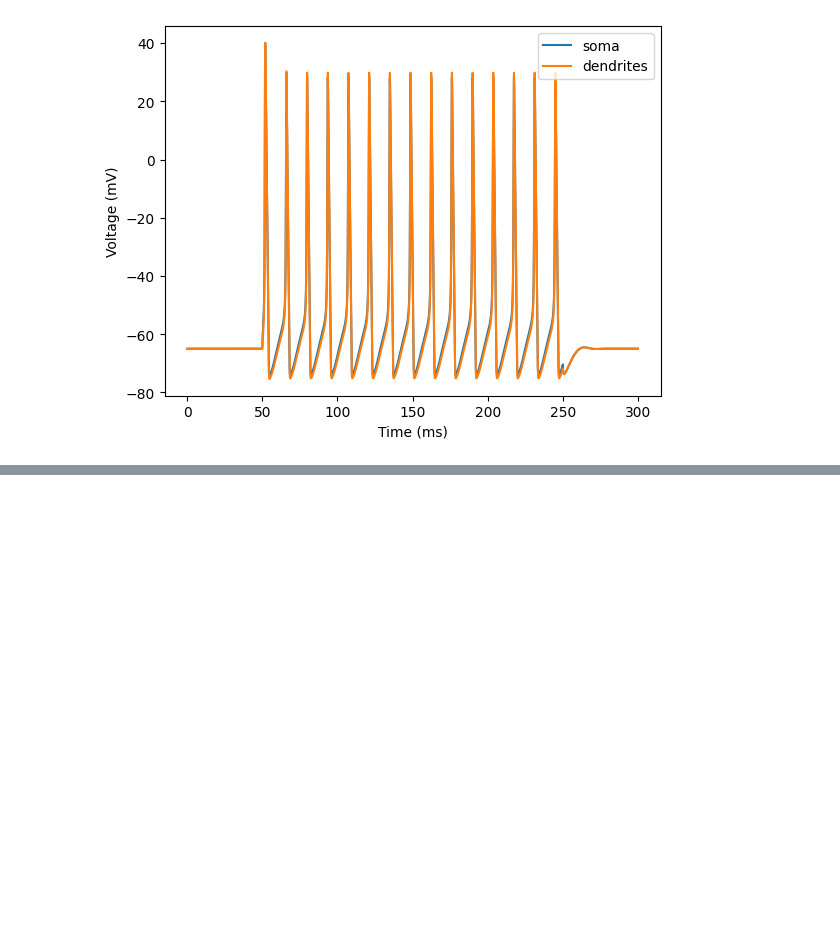
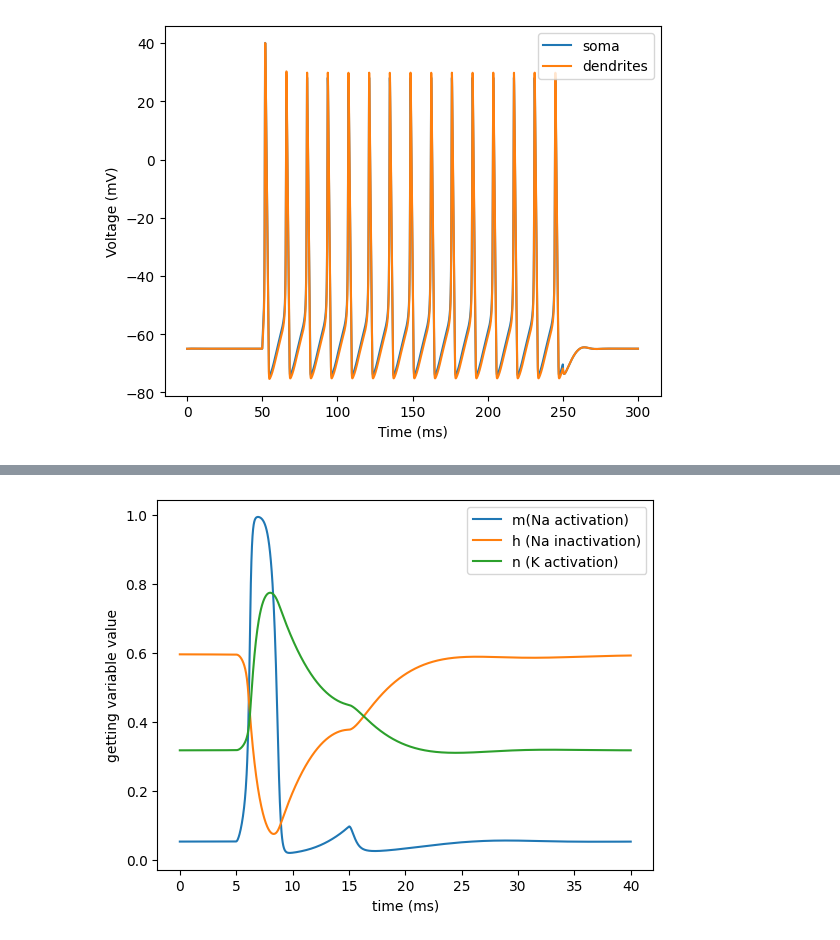
Before and after one commit to Abhikumar199/spiking-neuron-simulation, a Jupyter notebook: m1.ipynb, the cells around one changed output, grey strips where cells are left out. Saved outputs shown, nothing was run; the diff lists cells and outputs as text; code cells hidden in the pictures; blank space fills up the shorter version.

```diff
--- a/m1.ipynb
+++ b/m1.ipynb
@@ -240,0 +309,28 @@ plt.show()
+# %%
+t = h.Vector().record(h._ref_t)
+m=h.Vector().record(soma(0.5).hh._ref_m)
+h_gate=h.Vector().record(soma(0.5).hh._ref_h)
+n = h.Vector().record(soma(0.5).hh._ref_n)
+
+
+h.tstop = 40
+h.run()
+
+#for converting from hocvector to np array
+t = np.array(t.to_python())
+m = np.array(m.to_python())
+h_gate = np.array(h_gate.to_python())
+n = np.array(n.to_python())
+# %%
+plt.figure()
+
+plt.plot(t,m,label="m(Na activation)")
+plt.plot(t,h_gate,label="h (Na inactivation)")
+plt.plot(t,n,label="n (K activation)")
+
+plt.xlabel("time (ms)")
+plt.ylabel("getting variable value")
+plt.legend()
+plt.show()
+# %% [output]
+[figure, added]
```
Also changed, not shown: parts of 13 cells of this notebook, 1 other file.
